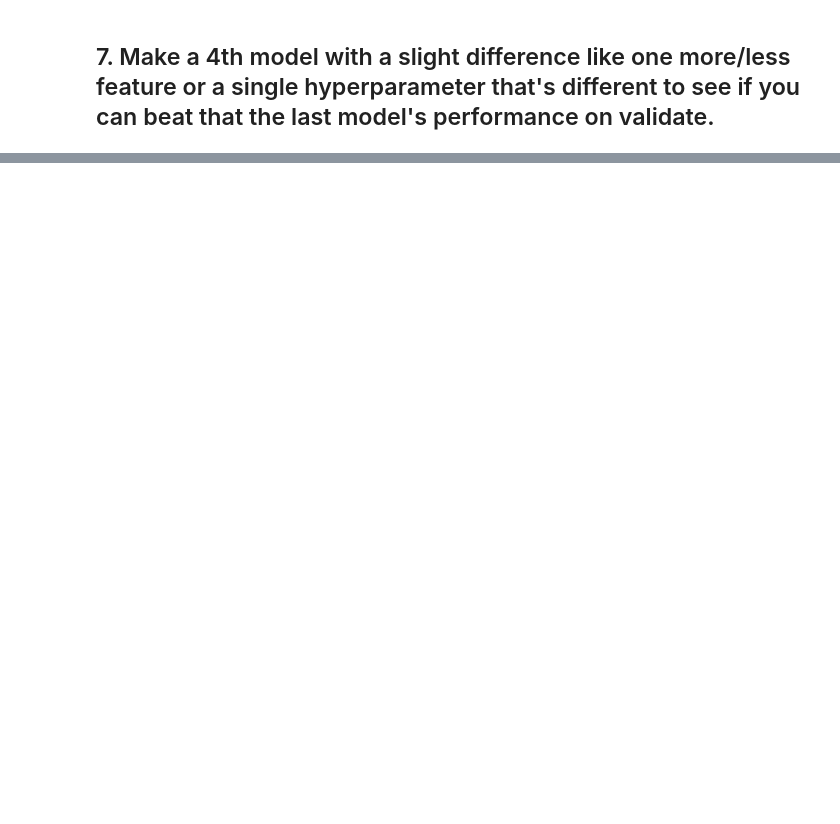
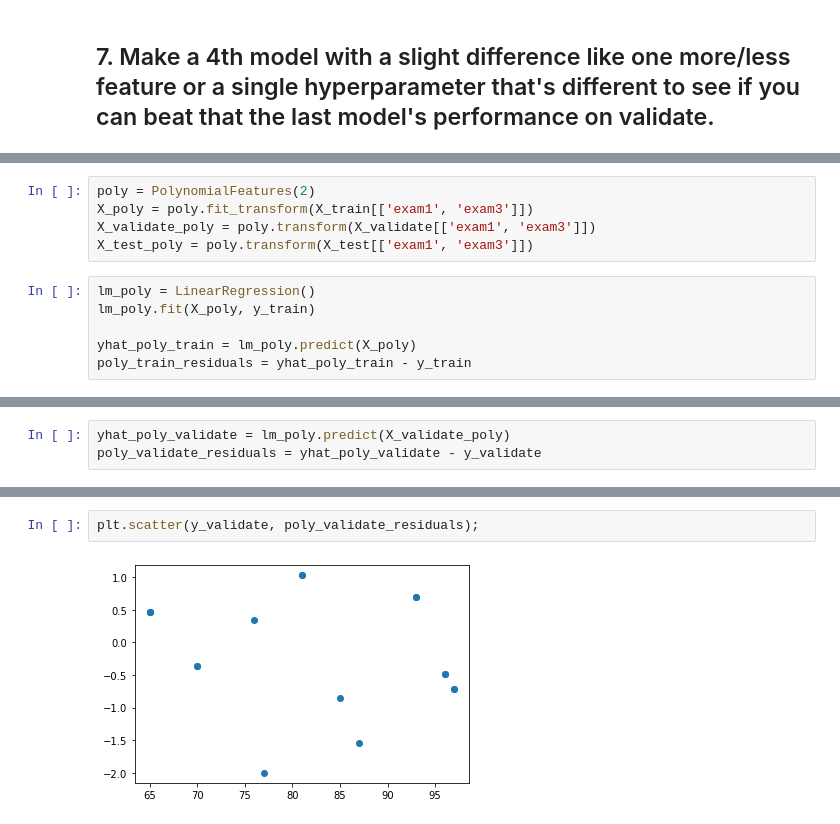
Before and after one commit to Promeos/regression-exercises, a Jupyter notebook: model.ipynb, the cells around one changed output, grey strips where cells are left out. Drawn from its saved outputs; the diff is of its cells as text; blank space fills up the shorter version.

```diff
--- a/model.ipynb
+++ b/model.ipynb
@@ -268,0 +267,11 @@ PolynomialFeatures()
+# %%
+poly = PolynomialFeatures(2)
+X_poly = poly.fit_transform(X_train[['exam1', 'exam3']])
+X_validate_poly = poly.transform(X_validate[['exam1', 'exam3']])
+X_test_poly = poly.transform(X_test[['exam1', 'exam3']])
+# %%
+lm_poly = LinearRegression()
+lm_poly.fit(X_poly, y_train)
+
+yhat_poly_train = lm_poly.predict(X_poly)
+poly_train_residuals = yhat_poly_train - y_train
@@ -268,0 +294,3 @@ PolynomialFeatures()
+# %%
+yhat_poly_validate = lm_poly.predict(X_validate_poly)
+poly_validate_residuals = yhat_poly_validate - y_validate
@@ -268,0 +311,4 @@ PolynomialFeatures()
+# %%
+plt.scatter(y_validate, poly_validate_residuals);
+# %% [output]
+[figure, added]
```
Also changed, not shown: parts of 24 cells of this notebook.
